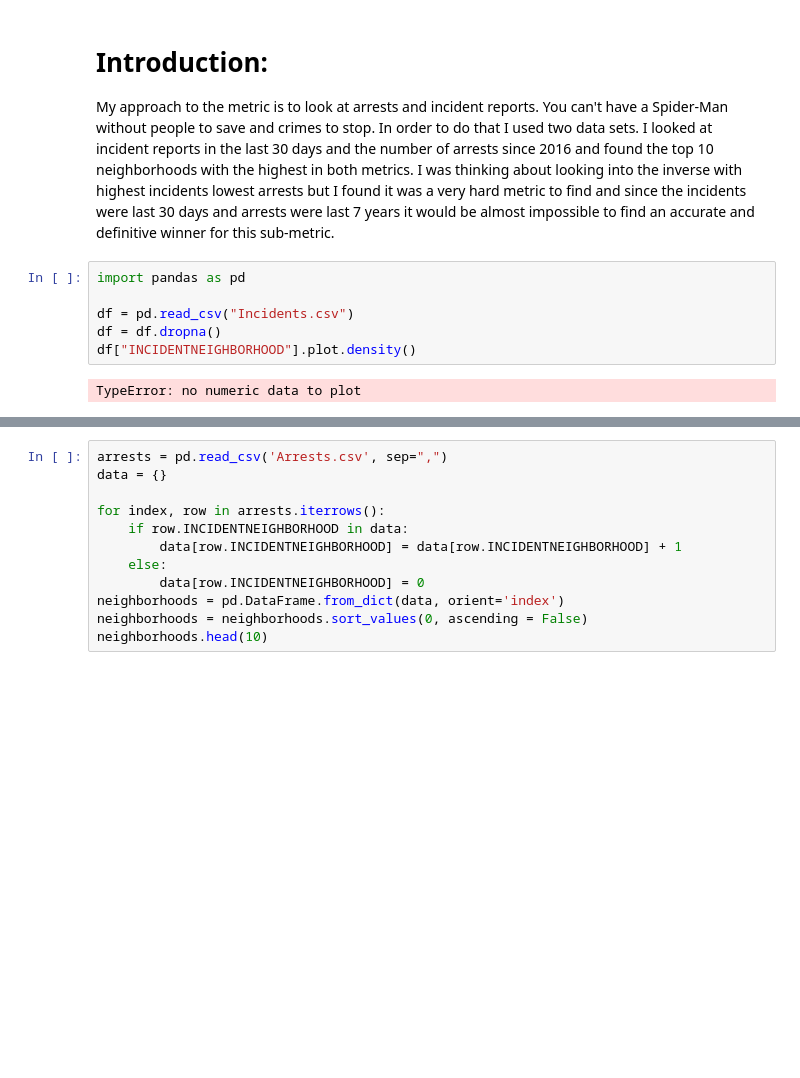
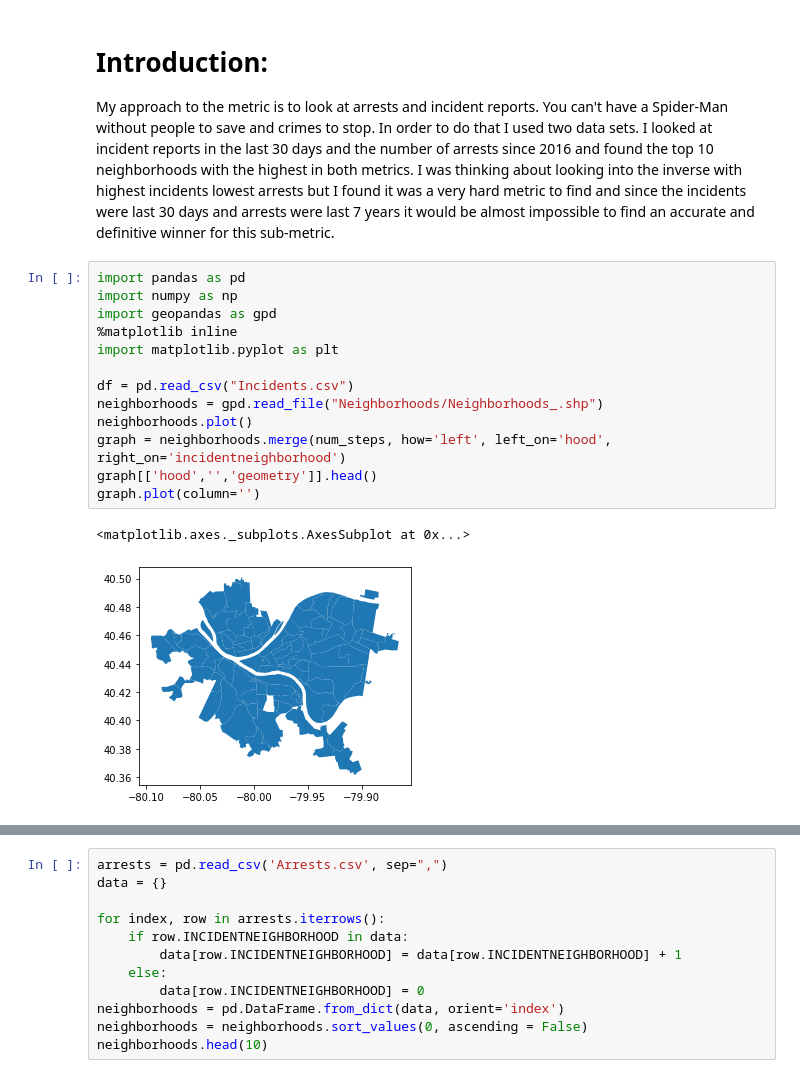
Before and after one commit to ConnorReger/FinalProject, a Jupyter notebook: Connor.ipynb, the cells around one changed output, grey strips where cells are left out. Cells and saved outputs as stored; diff of their text form; blank space fills up the shorter version.

Commit message:
adding neighborhood data and editing

```diff
--- a/Connor.ipynb
+++ b/Connor.ipynb
@@ -1,13 +1,21 @@
 # %% [markdown]
 # **Introduction**: <br>
 My approach to the metric is to look at arrests and incident reports. You can't have a Spider-Man without people to save and crimes to stop. In order to do that I used two data sets. I looked at incident reports in the last 30 days and the number of arrests since 2016 and found the top 10 neighborhoods with the highest in both metrics. I was thinking about looking into the inverse with highest incidents lowest arrests but I found it was a very hard metric to find and since the incidents were last 30 days and arrests were last 7 years it would be almost impossible to find an accurate and definitive winner for this sub-metric.
-# %%
-import pandas as pd
-
-df = pd.read_csv("Incidents.csv")
-df = df.dropna()
-df["INCIDENTNEIGHBORHOOD"].plot.density()
-# %% [output]
-TypeError: no numeric data to plot
+# %%
+import pandas as pd
+import numpy as np
+import geopandas as gpd
+%matplotlib inline
+import matplotlib.pyplot as plt
+
+df = pd.read_csv("Incidents.csv")
+neighborhoods = gpd.read_file("Neighborhoods/Neighborhoods_.shp")
+neighborhoods.plot()
+graph = neighborhoods.merge(num_steps, how='left', left_on='hood', right_on='incidentneighborhood')
+graph[['hood','','geometry']].head()
+graph.plot(column='')
+# %% [output]
+<matplotlib.axes._subplots.AxesSubplot at 0x...>
+[figure, added]
 # %%
 import pandas as pd
```
Also changed, not shown: parts of 1 cell of this notebook, 5 other files.
